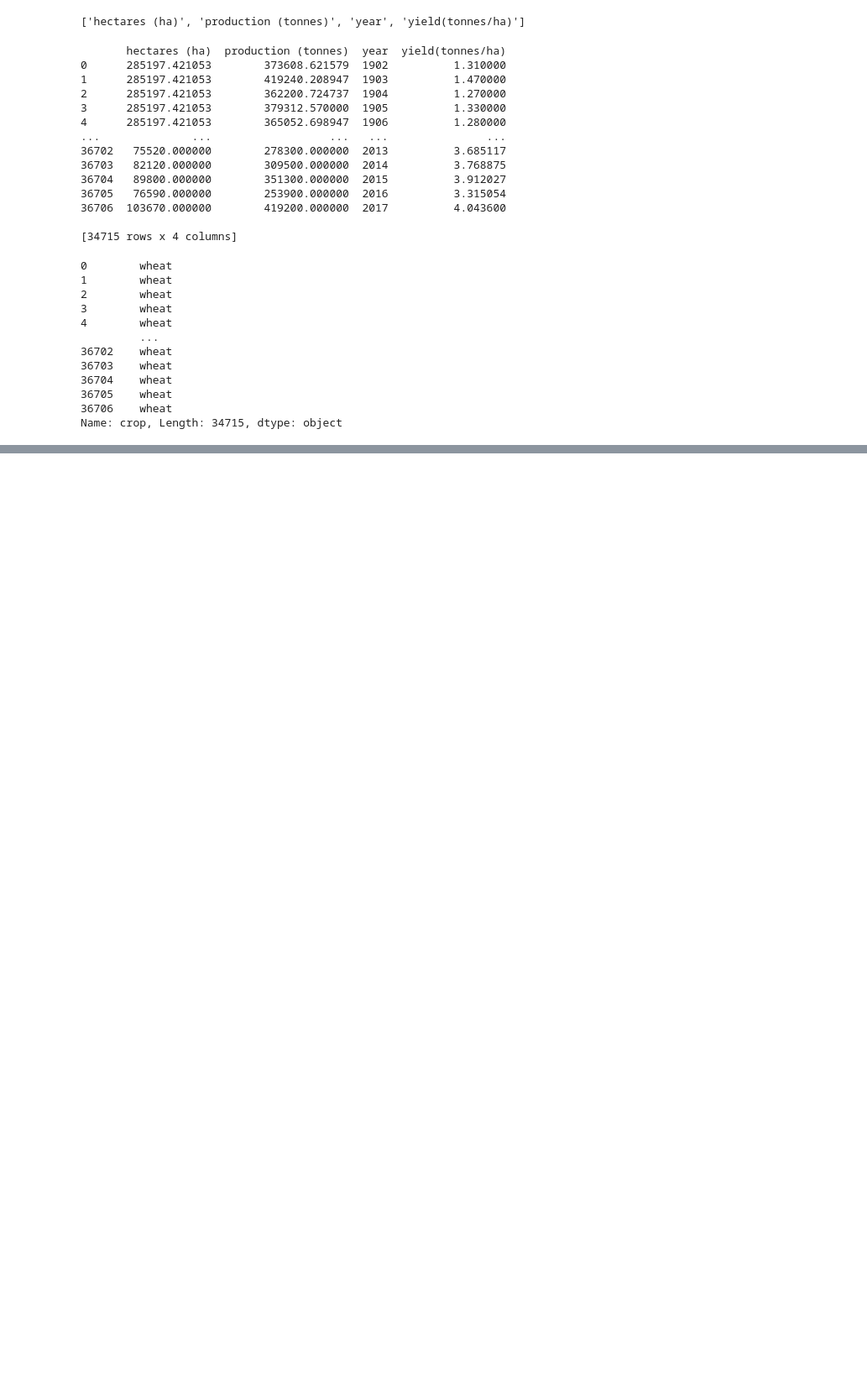
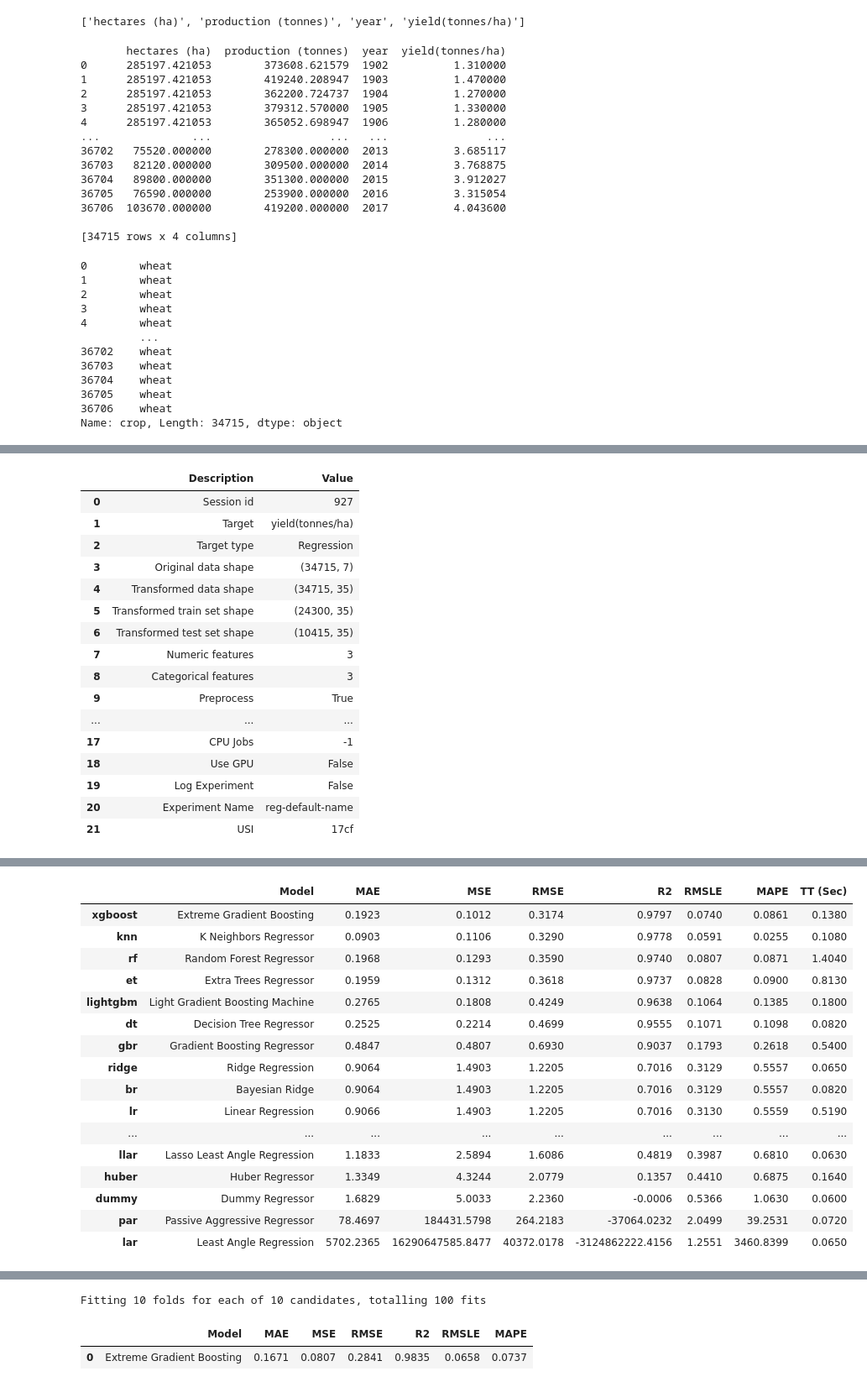
Before and after one commit to emre-ekici2/Group-2-CloudAI, a Jupyter notebook: Crops/crops.ipynb, the cells around one changed output, grey strips where cells are left out. Shown at 84% size. Cells and saved outputs as stored; diff of their text form; code cells hidden in the pictures; blank space fills up the shorter version.

Commit message:
added pycaret and changed model

```diff
--- a/Crops/crops.ipynb
+++ b/Crops/crops.ipynb
@@ -462,0 +605,35 @@ lr accuracy: 0.4888376782370733
+# %%
+from pycaret.regression import *
+
+# Assuming 'df' is your Pandas DataFrame with the data
+exp_reg = setup(data=df, target='yield(tonnes/ha)')
+
+# Compare different regression models
+best_model = compare_models()
+
+# Fine-tune the best model
+tuned_model = tune_model(best_model)
+
+# Make predictions
+predictions = predict_model(tuned_model)
+
+# Display the final model
+print(tuned_model)
+# %% [output]
+|  | Description | Value |
+| 0 | Session id | 927 |
+| 1 | Target | yield(tonnes/ha) |
+| 2 | Target type | Regression |
+| 3 | Original data shape | (34715, 7) |
+| 4 | Transformed data shape | (34715, 35) |
+| 5 | Transformed train set shape | (24300, 35) |
+| 6 | Transformed test set shape | (10415, 35) |
+| 7 | Numeric features | 3 |
+| 8 | Categorical features | 3 |
+| 9 | Preprocess | True |
+| ... | ... | ... |
+| 17 | CPU Jobs | -1 |
+| 18 | Use GPU | False |
+| 19 | Log Experiment | False |
+| 20 | Experiment Name | reg-default-name |
+| 21 | USI | 17cf |
@@ -462,0 +641,17 @@ lr accuracy: 0.4888376782370733
+|  | Model | MAE | MSE | RMSE | R2 | RMSLE | MAPE | TT (Sec) |
+| xgboost | Extreme Gradient Boosting | 0.1923 | 0.1012 | 0.3174 | 0.9797 | 0.0740 | 0.0861 | 0.1380 |
+| knn | K Neighbors Regressor | 0.0903 | 0.1106 | 0.3290 | 0.9778 | 0.0591 | 0.0255 | 0.1080 |
+| rf | Random Forest Regressor | 0.1968 | 0.1293 | 0.3590 | 0.9740 | 0.0807 | 0.0871 | 1.4040 |
+| et | Extra Trees Regressor | 0.1959 | 0.1312 | 0.3618 | 0.9737 | 0.0828 | 0.0900 | 0.8130 |
+| lightgbm | Light Gradient Boosting Machine | 0.2765 | 0.1808 | 0.4249 | 0.9638 | 0.1064 | 0.1385 | 0.1800 |
+| dt | Decision Tree Regressor | 0.2525 | 0.2214 | 0.4699 | 0.9555 | 0.1071 | 0.1098 | 0.0820 |
+| gbr | Gradient Boosting Regressor | 0.4847 | 0.4807 | 0.6930 | 0.9037 | 0.1793 | 0.2618 | 0.5400 |
+| ridge | Ridge Regression | 0.9064 | 1.4903 | 1.2205 | 0.7016 | 0.3129 | 0.5557 | 0.0650 |
+| br | Bayesian Ridge | 0.9064 | 1.4903 | 1.2205 | 0.7016 | 0.3129 | 0.5557 | 0.0820 |
+| lr | Linear Regression | 0.9066 | 1.4903 | 1.2205 | 0.7016 | 0.3130 | 0.5559 | 0.5190 |
+| ... | ... | ... | ... | ... | ... | ... | ... | ... |
+| llar | Lasso Least Angle Regression | 1.1833 | 2.5894 | 1.6086 | 0.4819 | 0.3987 | 0.6810 | 0.0630 |
+| huber | Huber Regressor | 1.3349 | 4.3244 | 2.0779 | 0.1357 | 0.4410 | 0.6875 | 0.1640 |
+| dummy | Dummy Regressor | 1.6829 | 5.0033 | 2.2360 | -0.0006 | 0.5366 | 1.0630 | 0.0600 |
+| par | Passive Aggressive Regressor | 78.4697 | 184431.5798 | 264.2183 | -37064.0232 | 2.0499 | 39.2531 | 0.0720 |
+| lar | Least Angle Regression | 5702.2365 | 16290647585.8477 | 40372.0178 | -3124862222.4156 | 1.2551 | 3460.8399 | 0.0650 |
@@ -462,0 +675,3 @@ lr accuracy: 0.4888376782370733
+Fitting 10 folds for each of 10 candidates, totalling 100 fits
+|  | Model | MAE | MSE | RMSE | R2 | RMSLE | MAPE |
+| 0 | Extreme Gradient Boosting | 0.1671 | 0.0807 | 0.2841 | 0.9835 | 0.0658 | 0.0737 |
```
Also changed, not shown: parts of 11 cells of this notebook, 2 other files.
